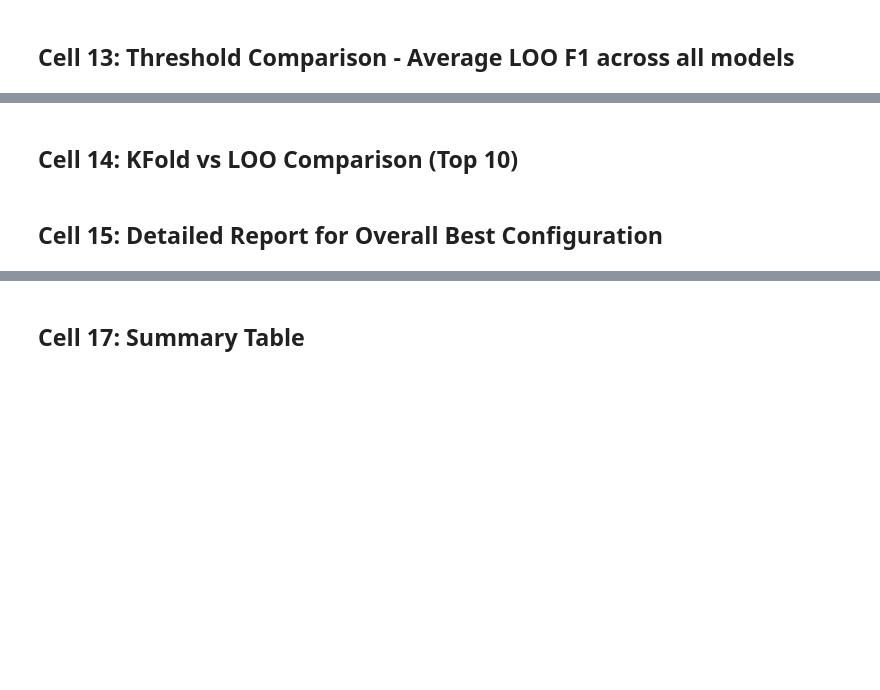
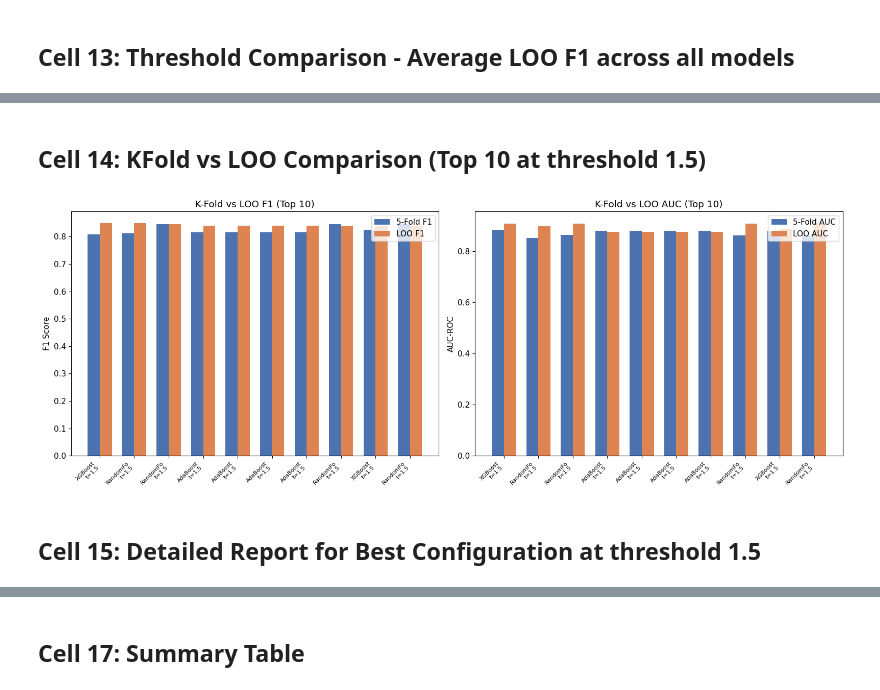
Before and after one commit to bulia-keshav/Rashba-DDP, a Jupyter notebook: Weight-contribution/contribution-model/best-descriptors-model-study/nb4_classification.ipynb, the cells around one changed output, grey strips where cells are left out. Saved outputs shown, nothing was run; the diff lists cells and outputs as text; code cells hidden in the pictures; blank space fills up the shorter version.

```diff
--- a/Weight-contribution/contribution-model/best-descriptors-model-study/nb4_classification.ipynb
+++ b/Weight-contribution/contribution-model/best-descriptors-model-study/nb4_classification.ipynb
@@ -489,34 +606,37 @@ plt.show()
 # %% [markdown]
-## Cell 14: KFold vs LOO Comparison (Top 10)
+## Cell 14: KFold vs LOO Comparison (Top 10 at threshold 1.5)
 # %%
-top10 = df_results.head(10).copy()
+df_thresh_15 = df_results[df_results['threshold'] == 1.5]
+top10 = df_thresh_15.head(10).copy()
 top10['label'] = top10.apply(lambda r: f"{r['model'][:8]}\nt={r['threshold']}", axis=1)
 
 fig, axes = plt.subplots(1, 2, figsize=(16, 6))
 
 # F1 comparison
 x = np.arange(len(top10))
 w = 0.35
 axes[0].bar(x - w/2, top10['KF_F1'], w, label='5-Fold F1', color='#4C72B0')
 axes[0].bar(x + w/2, top10['LOO_F1'], w, label='LOO F1', color='#DD8452')
 axes[0].set_xticks(x)
 axes[0].set_xticklabels(top10['label'], rotation=45, ha='right', fontsize=8)
 axes[0].set_ylabel('F1 Score')
 axes[0].set_title('K-Fold vs LOO F1 (Top 10)')
 axes[0].legend()
 
 # AUC comparison
 axes[1].bar(x - w/2, top10['KF_AUC'], w, label='5-Fold AUC', color='#4C72B0')
 axes[1].bar(x + w/2, top10['LOO_AUC'], w, label='LOO AUC', color='#DD8452')
 axes[1].set_xticks(x)
 axes[1].set_xticklabels(top10['label'], rotation=45, ha='right', fontsize=8)
 axes[1].set_ylabel('AUC-ROC')
 axes[1].set_title('K-Fold vs LOO AUC (Top 10)')
 axes[1].legend()
 
 plt.tight_layout()
 plt.savefig('kfold_vs_loo_classification.png', dpi=150, bbox_inches='tight')
 plt.show()
+# %% [output]
+[figure, added]
 # %% [markdown]
-## Cell 15: Detailed Report for Overall Best Configuration
+## Cell 15: Detailed Report for Best Configuration at threshold 1.5
 # %%
```
Also changed, not shown: parts of 21 cells of this notebook, 8 other files.
